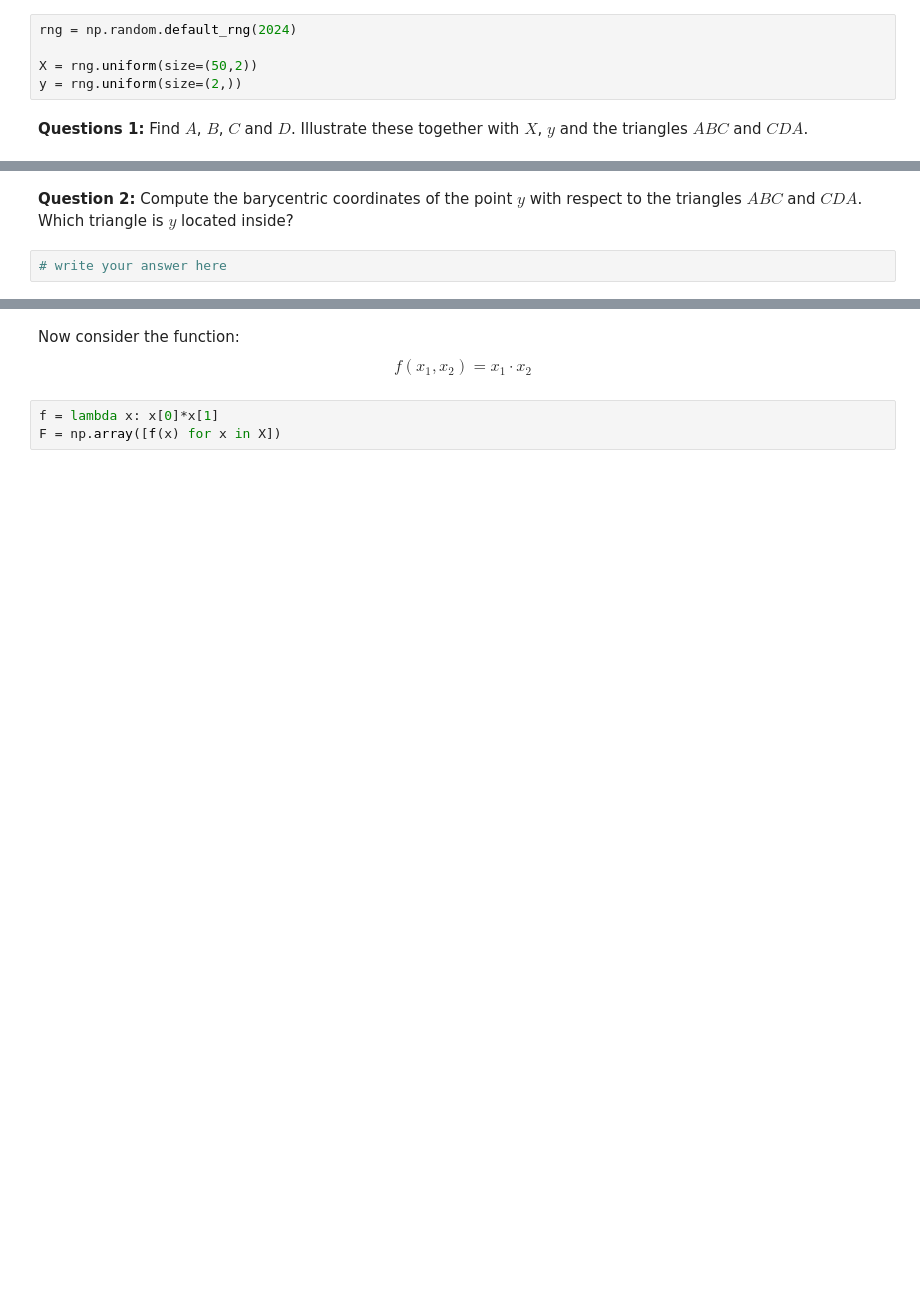
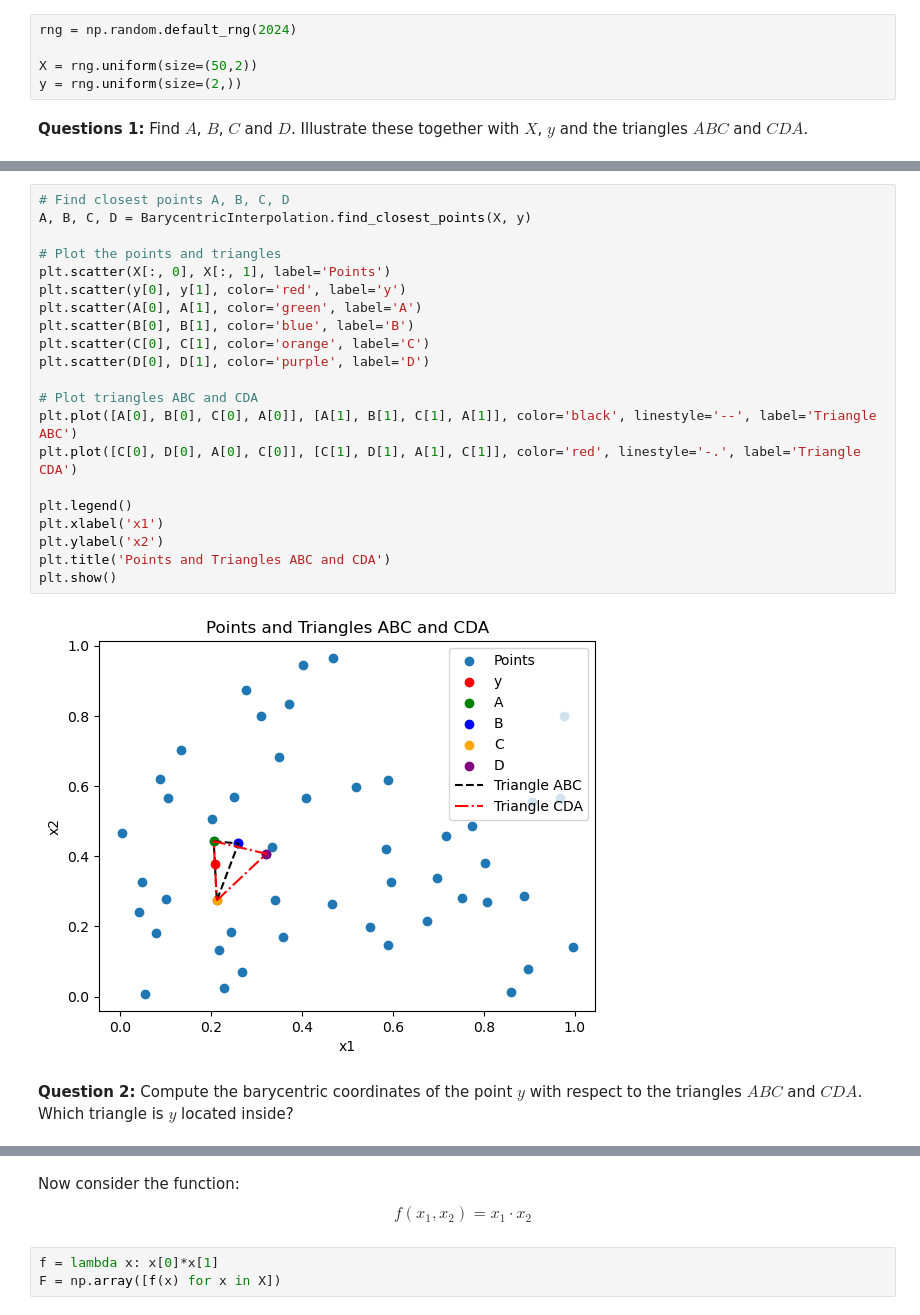
Before and after one commit to NumEconCopenhagen/projects-2024-andy-og-birdy, a Jupyter notebook: examproject/exam_2024.ipynb, the cells around one changed output, grey strips where cells are left out. Cells and saved outputs as stored; diff of their text form; blank space fills up the shorter version.

```diff
--- a/examproject/exam_2024.ipynb
+++ b/examproject/exam_2024.ipynb
@@ -291,4 +426,25 @@ y = rng.uniform(size=(2,))
+# %%
+# Find closest points A, B, C, D
+A, B, C, D = BarycentricInterpolation.find_closest_points(X, y)
+
+# Plot the points and triangles
+plt.scatter(X[:, 0], X[:, 1], label='Points')
+plt.scatter(y[0], y[1], color='red', label='y')
+plt.scatter(A[0], A[1], color='green', label='A')
+plt.scatter(B[0], B[1], color='blue', label='B')
+plt.scatter(C[0], C[1], color='orange', label='C')
+plt.scatter(D[0], D[1], color='purple', label='D')
+
+# Plot triangles ABC and CDA
+plt.plot([A[0], B[0], C[0], A[0]], [A[1], B[1], C[1], A[1]], color='black', linestyle='--', label='Triangle ABC')
+plt.plot([C[0], D[0], A[0], C[0]], [C[1], D[1], A[1], C[1]], color='red', linestyle='-.', label='Triangle CDA')
+
+plt.legend()
+plt.xlabel('x1')
+plt.ylabel('x2')
+plt.title('Points and Triangles ABC and CDA')
+plt.show()
+# %% [output]
+[figure, added]
 # %% [markdown]
 **Question 2:** Compute the barycentric coordinates of the point $y$ with respect to the triangles $ABC$ and $CDA$. Which triangle is $y$ located inside?
-# %%
-# write your answer here
```
Also changed, not shown: parts of 25 cells of this notebook, 2 other files.
